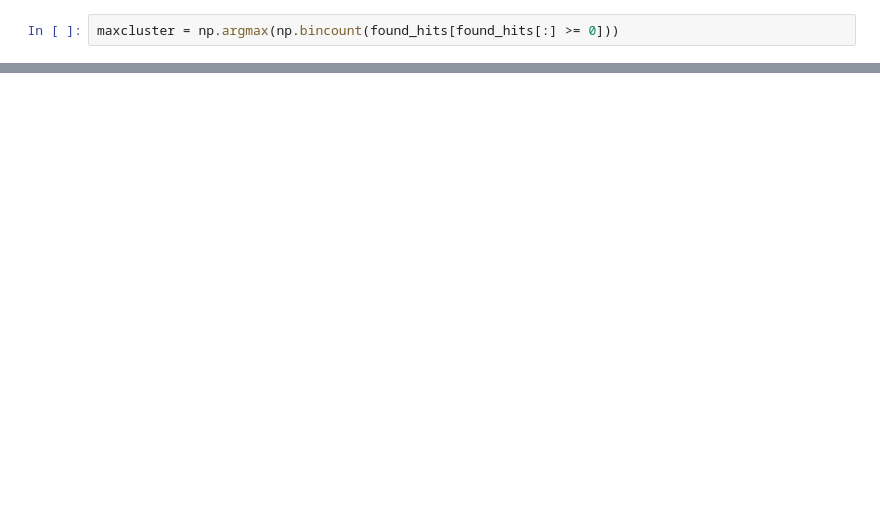
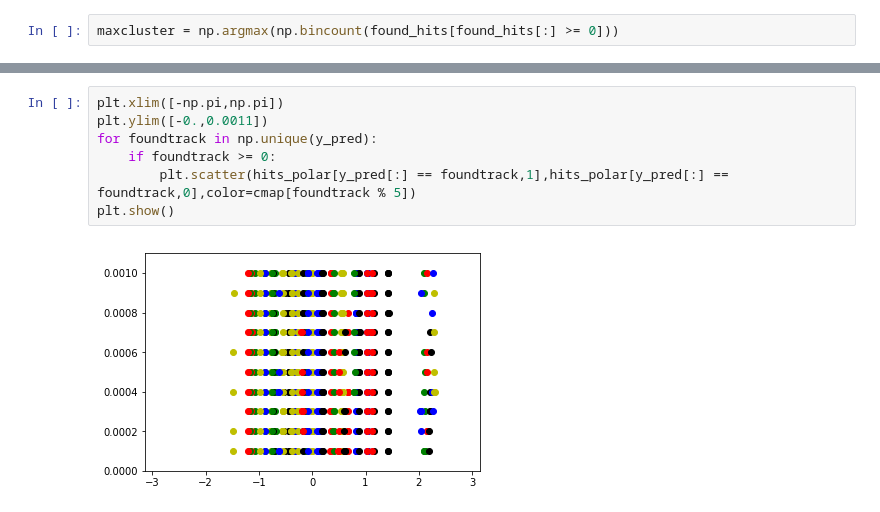
Before and after one commit to yetkinyilmaz/TrackML2D, a Jupyter notebook: notebook_trackML.ipynb, the cells around one changed output, grey strips where cells are left out. Cells and saved outputs as stored; diff of their text form; blank space fills up the shorter version.

```diff
--- a/notebook_trackML.ipynb
+++ b/notebook_trackML.ipynb
@@ -268,0 +142,9 @@ array([-1, -1, -1, -1, -1, -1, -1, -1, -1, -1, -1, -1, -1, -1, -1, -1,  0,
+# %%
+plt.xlim([-np.pi,np.pi])
+plt.ylim([-0.,0.0011])
+for foundtrack in np.unique(y_pred):
+    if foundtrack >= 0:
+        plt.scatter(hits_polar[y_pred[:] == foundtrack,1],hits_polar[y_pred[:] == foundtrack,0],color=cmap[foundtrack % 5])
+plt.show()
+# %% [output]
+[figure, added]
```
Also changed, not shown: parts of 60 cells of this notebook, 9 other files.
